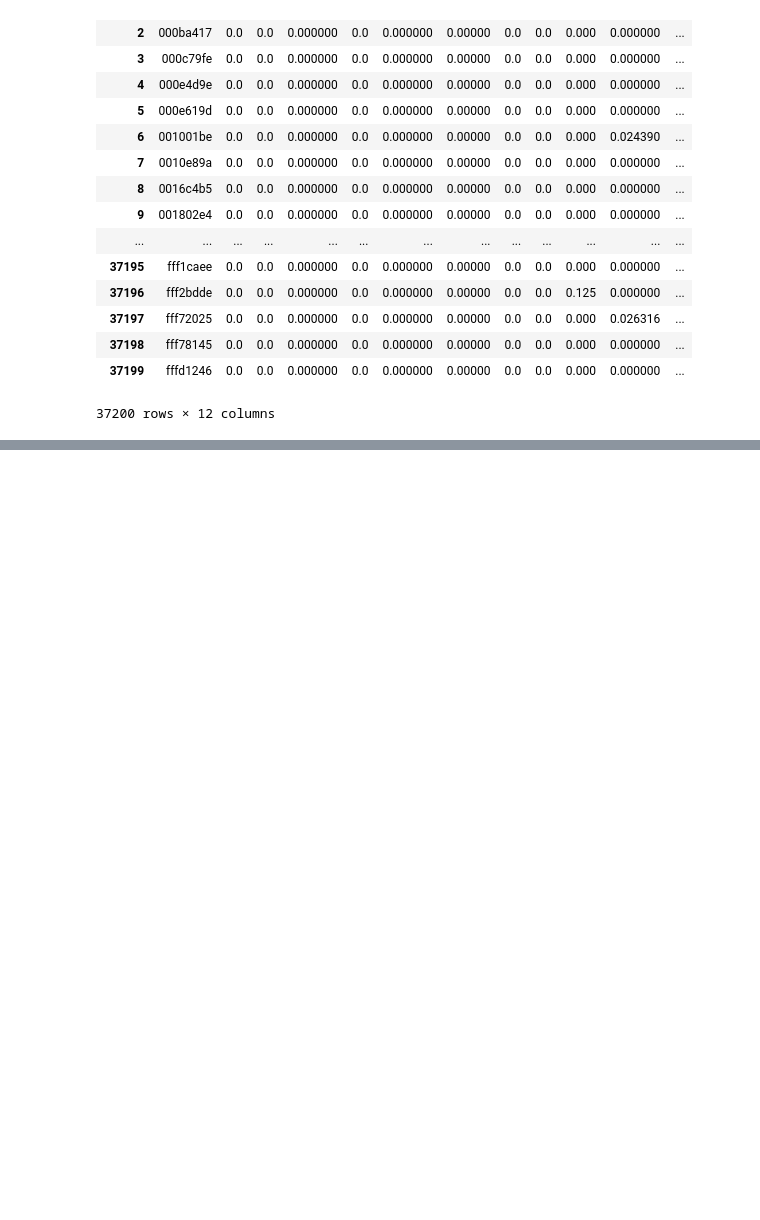
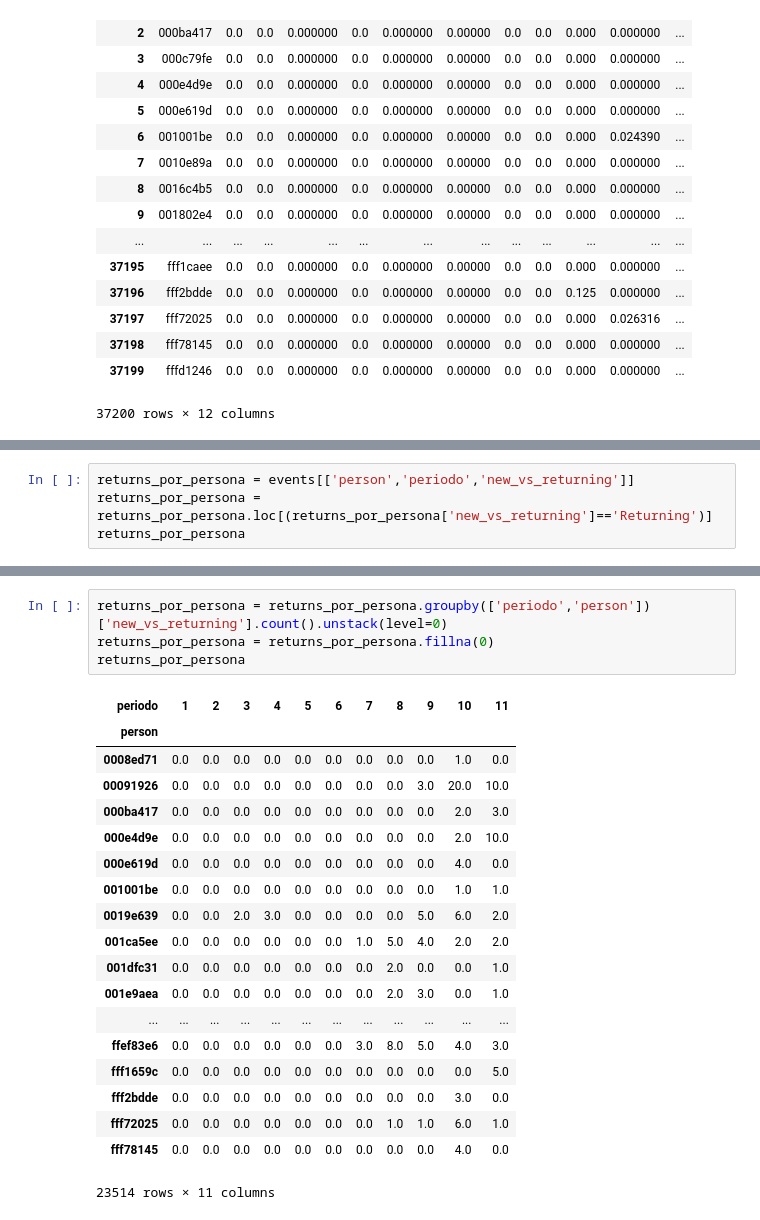
Before and after one commit to EugeniaFranchi/TP-Datos, a Jupyter notebook: TP2/TP2 v1.2.ipynb, the cells around one changed output, grey strips where cells are left out. Saved outputs shown, nothing was run; the diff lists cells and outputs as text; blank space fills up the shorter version.

```diff
--- a/TP2/TP2 v1.2.ipynb
+++ b/TP2/TP2 v1.2.ipynb
@@ -944,0 +947,4 @@ prod_vistos_por_conversion
+# %%
+returns_por_persona = events[['person','periodo','new_vs_returning']]
+returns_por_persona = returns_por_persona.loc[(returns_por_persona['new_vs_returning']=='Returning')]
+returns_por_persona
@@ -944,0 +970,24 @@ prod_vistos_por_conversion
+# %%
+returns_por_persona = returns_por_persona.groupby(['periodo','person'])['new_vs_returning'].count().unstack(level=0)
+returns_por_persona = returns_por_persona.fillna(0)
+returns_por_persona
+# %% [output]
+| periodo | 1 | 2 | 3 | 4 | 5 | 6 | 7 | 8 | 9 | 10 | 11 |
+| person |  |  |  |  |  |  |  |  |  |  |  |
+| 0008ed71 | 0.0 | 0.0 | 0.0 | 0.0 | 0.0 | 0.0 | 0.0 | 0.0 | 0.0 | 1.0 | 0.0 |
+| 00091926 | 0.0 | 0.0 | 0.0 | 0.0 | 0.0 | 0.0 | 0.0 | 0.0 | 3.0 | 20.0 | 10.0 |
+| 000ba417 | 0.0 | 0.0 | 0.0 | 0.0 | 0.0 | 0.0 | 0.0 | 0.0 | 0.0 | 2.0 | 3.0 |
+| 000e4d9e | 0.0 | 0.0 | 0.0 | 0.0 | 0.0 | 0.0 | 0.0 | 0.0 | 0.0 | 2.0 | 10.0 |
+| 000e619d | 0.0 | 0.0 | 0.0 | 0.0 | 0.0 | 0.0 | 0.0 | 0.0 | 0.0 | 4.0 | 0.0 |
+| 001001be | 0.0 | 0.0 | 0.0 | 0.0 | 0.0 | 0.0 | 0.0 | 0.0 | 0.0 | 1.0 | 1.0 |
+| 0019e639 | 0.0 | 0.0 | 2.0 | 3.0 | 0.0 | 0.0 | 0.0 | 0.0 | 5.0 | 6.0 | 2.0 |
+| 001ca5ee | 0.0 | 0.0 | 0.0 | 0.0 | 0.0 | 0.0 | 1.0 | 5.0 | 4.0 | 2.0 | 2.0 |
+| 001dfc31 | 0.0 | 0.0 | 0.0 | 0.0 | 0.0 | 0.0 | 0.0 | 2.0 | 0.0 | 0.0 | 1.0 |
+| 001e9aea | 0.0 | 0.0 | 0.0 | 0.0 | 0.0 | 0.0 | 0.0 | 2.0 | 3.0 | 0.0 | 1.0 |
+| ... | ... | ... | ... | ... | ... | ... | ... | ... | ... | ... | ... |
+| ffef83e6 | 0.0 | 0.0 | 0.0 | 0.0 | 0.0 | 0.0 | 3.0 | 8.0 | 5.0 | 4.0 | 3.0 |
+| fff1659c | 0.0 | 0.0 | 0.0 | 0.0 | 0.0 | 0.0 | 0.0 | 0.0 | 0.0 | 0.0 | 5.0 |
+| fff2bdde | 0.0 | 0.0 | 0.0 | 0.0 | 0.0 | 0.0 | 0.0 | 0.0 | 0.0 | 3.0 | 0.0 |
+| fff72025 | 0.0 | 0.0 | 0.0 | 0.0 | 0.0 | 0.0 | 0.0 | 1.0 | 1.0 | 6.0 | 1.0 |
+| fff78145 | 0.0 | 0.0 | 0.0 | 0.0 | 0.0 | 0.0 | 0.0 | 0.0 | 0.0 | 4.0 | 0.0 |
+23514 rows × 11 columns
```
Also changed, not shown: parts of 2 cells of this notebook.
